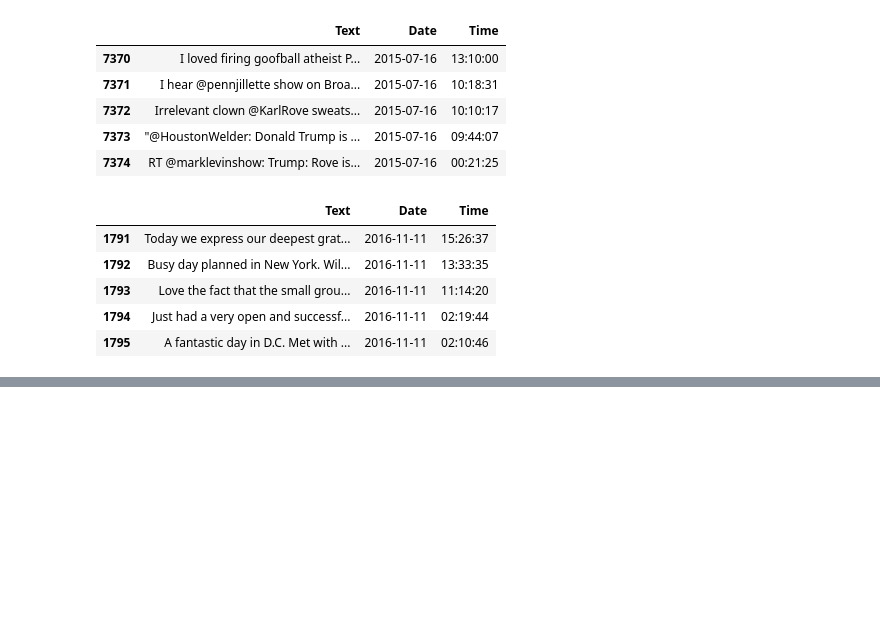
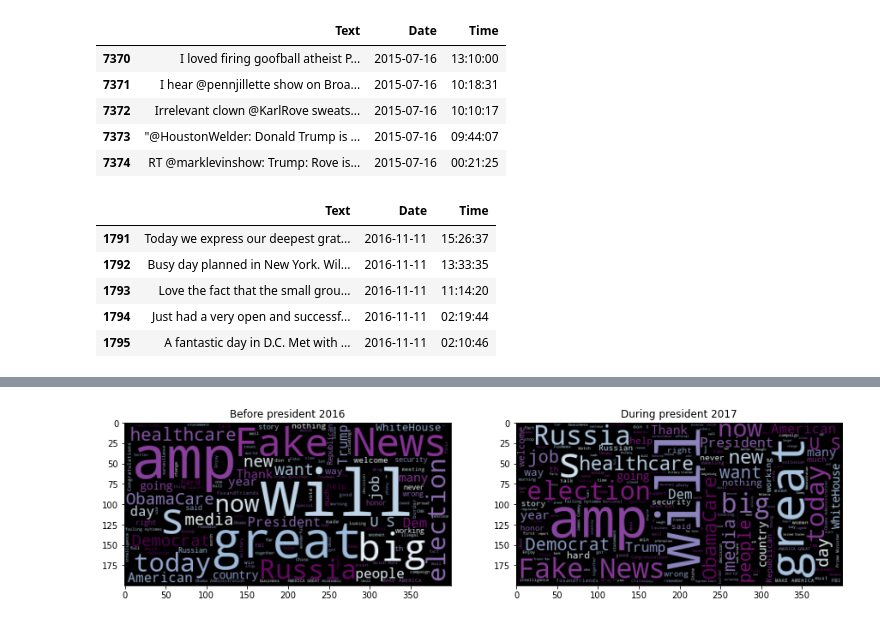
Before and after one commit to alexiska/Sentiment-analysis-Donald-Trump, a Jupyter notebook: Sentiment analysis.ipynb, the cells around one changed output, grey strips where cells are left out. Cells and saved outputs as stored; diff of their text form; code cells hidden in the pictures; blank space fills up the shorter version.

```diff
--- a/Sentiment analysis.ipynb
+++ b/Sentiment analysis.ipynb
@@ -118,3 +119,11 @@ df1[df1['Date'] == '2016-11-11']
 | 1793 | Love the fact that the small grou... | 2016-11-11 | 11:14:20 |
 | 1794 | Just had a very open and successf... | 2016-11-11 | 02:19:44 |
 | 1795 | A fantastic day in D.C. Met with ... | 2016-11-11 | 02:10:46 |
+# %%
+df_merged = pd.concat([df,df1])
+#df_merged = merged.copy()#df1[df1['Date']=='2016-08-08'].copy()
+df_merged = df_merged.reset_index()
+# %%
+# Plot the first five lines of text
+for text in df_merged['Text'][:5]:
+    print(text)
@@ -142,0 +225,3 @@ test['Text'] = test.apply(lambda x: cleaning(x['Text']),axis=1)
+# %%
+for text in df_merged['Text']:
+    print(text)
@@ -142,0 +246,25 @@ test['Text'] = test.apply(lambda x: cleaning(x['Text']),axis=1)
+# %%
+text2016 = df_merged[(df_merged['Date'] >='2016-01-01') & (df_merged['Date'] >='2016-12-31')]['Text']
+lst_text2016 = []
+lst_text2016.append(' '.join(text for text in text2016))
+
+text2017 = df_merged[(df_merged['Date'] >='2017-01-01') & (df_merged['Date'] >='2017-06-15')]['Text']
+lst_text2017 = []
+lst_text2017.append(' '.join(text for text in text2017))
+
+fig, axes = plt.subplots(1,2,squeeze=False,figsize=(15,15))
+
+wordcloud2016 = WordCloud(max_words=200, background_color="black",
+                          colormap='BuPu').generate(lst_text2016[0])
+
+wordcloud2017 = WordCloud(max_words=200, background_color="black",
+                          colormap='BuPu').generate(lst_text2016[0])
+axes[0][0].imshow(wordcloud2016, interpolation='bilinear')
+axes[0][1].imshow(wordcloud2017, interpolation='bilinear')
+axes[0][0].title.set_text('Before president 2016')
+axes[0][1].title.set_text('During president 2017')
+#axes[0][0].axis("off")
+#axes[0][0].title('2016 before president')
+plt.show()
+# %% [output]
+[figure, added]
```
Also changed, not shown: parts of 19 cells of this notebook.
